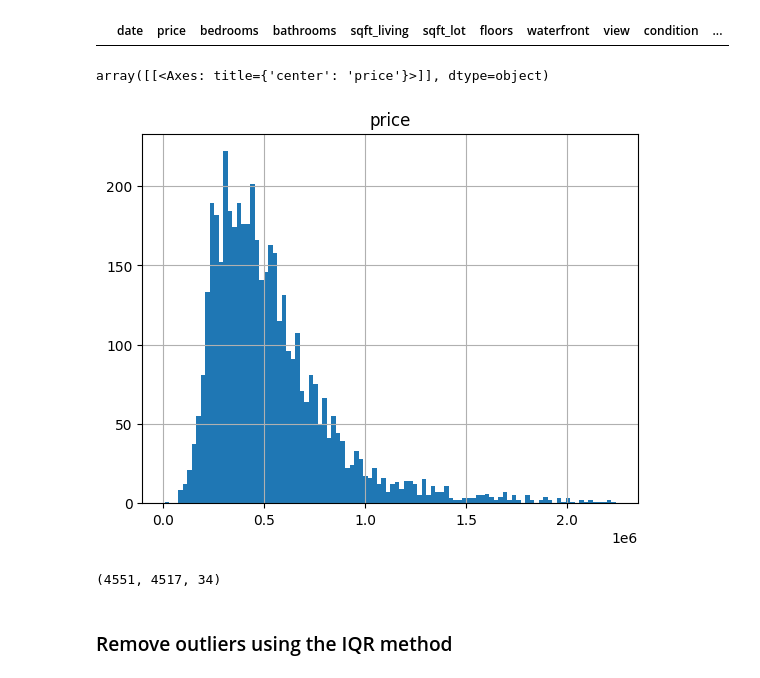
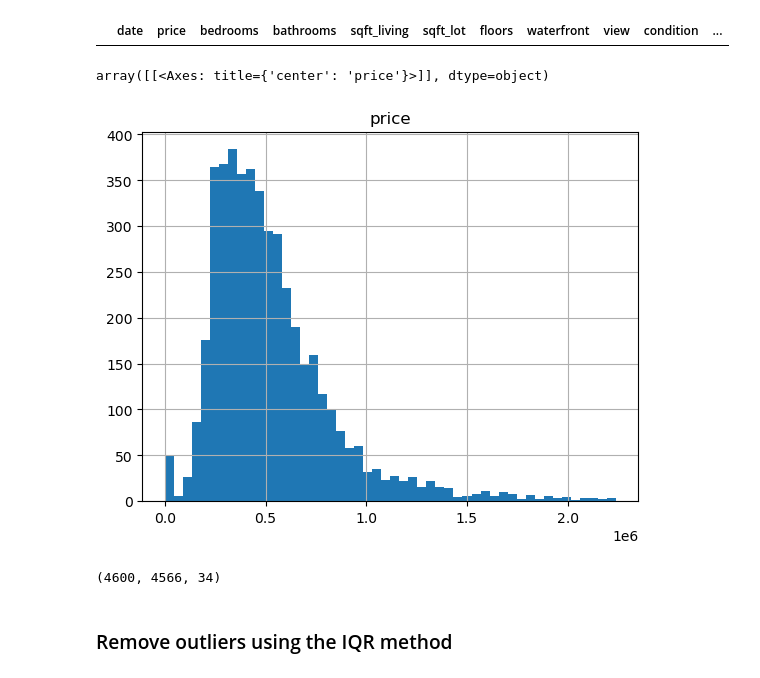
Before and after one commit to HassanAlgoz/data-analytics, a Jupyter notebook: techniques/outliers.ipynb, the cells around one changed output. Drawn from its saved outputs; the diff is of its cells as text; code cells hidden in the pictures.

```diff
--- a/techniques/outliers.ipynb
+++ b/techniques/outliers.ipynb
@@ -5,7 +5,7 @@ import numpy as np
 import pandas as pd
 from scipy import stats
 # %%
-df = pd.read_csv('HousePrices.csv')
+df = pd.read_csv('../datasets/house_prices/HousePrices.csv')
 df.head()
 # %% [output]
 |  | date | price | bedrooms | bathrooms | sqft_living | sqft_lot | floors | waterfront | view | condition | ... |
@@ -24,8 +28,6 @@ $$ z = \frac{x-\mu}{\sigma} $$
 A data point that lies further than three standard deviations from the mean is considered to be an *outlier*. i.e., if $|z_i| > 3$, then $x_i$ is an outlier.
 
 Here's an example code snippet to remove outliers using the z-score method:
-# %%
-df = df[df['price'] > 0]
 # %%
 df['price'].min(), df['price'].max()
 # %% [output]
@@ -55,14 +52,14 @@ df_z[df_z['price'] >= outlier_z_min]
 # %% [output]
 |  | date | price | bedrooms | bathrooms | sqft_living | sqft_lot | floors | waterfront | view | condition | ... |
 # %%
-df_z.hist(column='price', bins=100)
+df_z.hist(column='price', bins=50)
 # %% [output]
 array([[<Axes: title={'center': 'price'}>]], dtype=object)
-[figure, old version]
+[figure, new version]
 # %%
 len(df), len(df_z), len(outliers_z)
 # %% [output]
-(4551, 4517, 34)
+(4600, 4566, 34)
 # %% [markdown]
 ### Remove outliers using the IQR method
 # %% [markdown]
```
Also changed, not shown: parts of 12 cells of this notebook.
